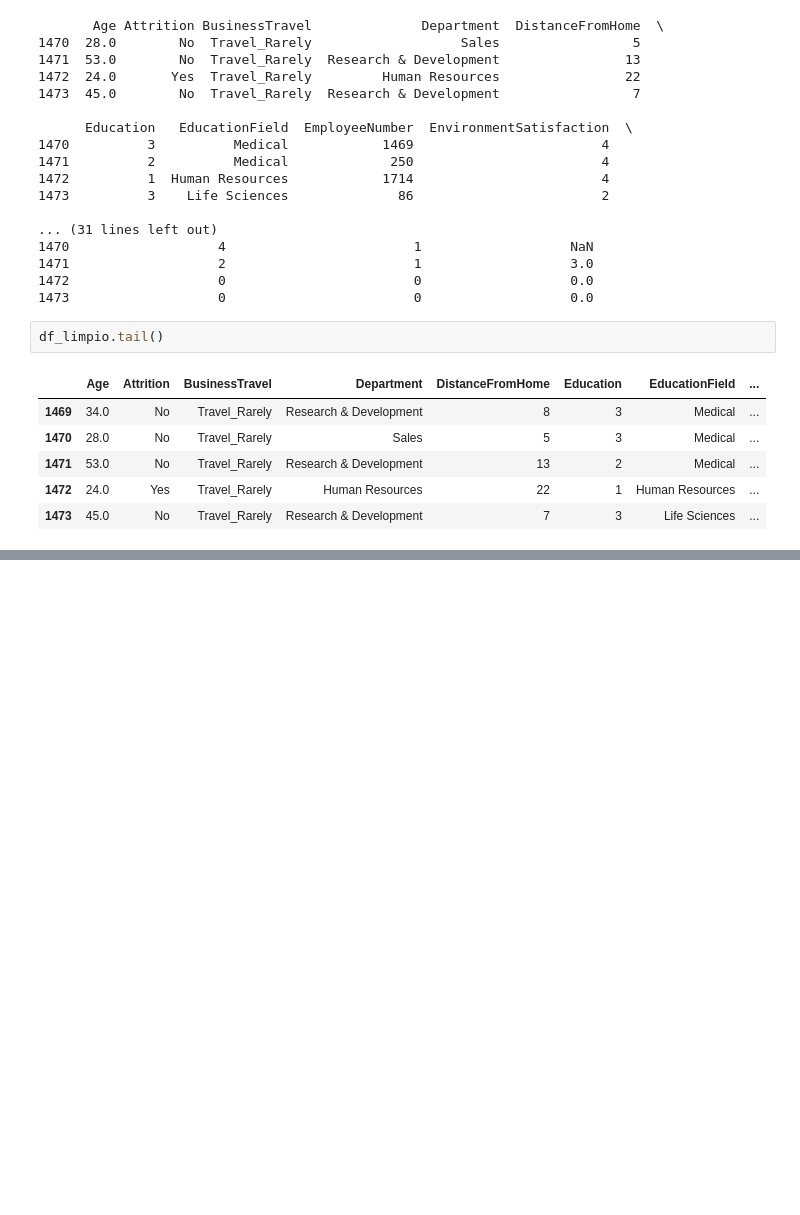
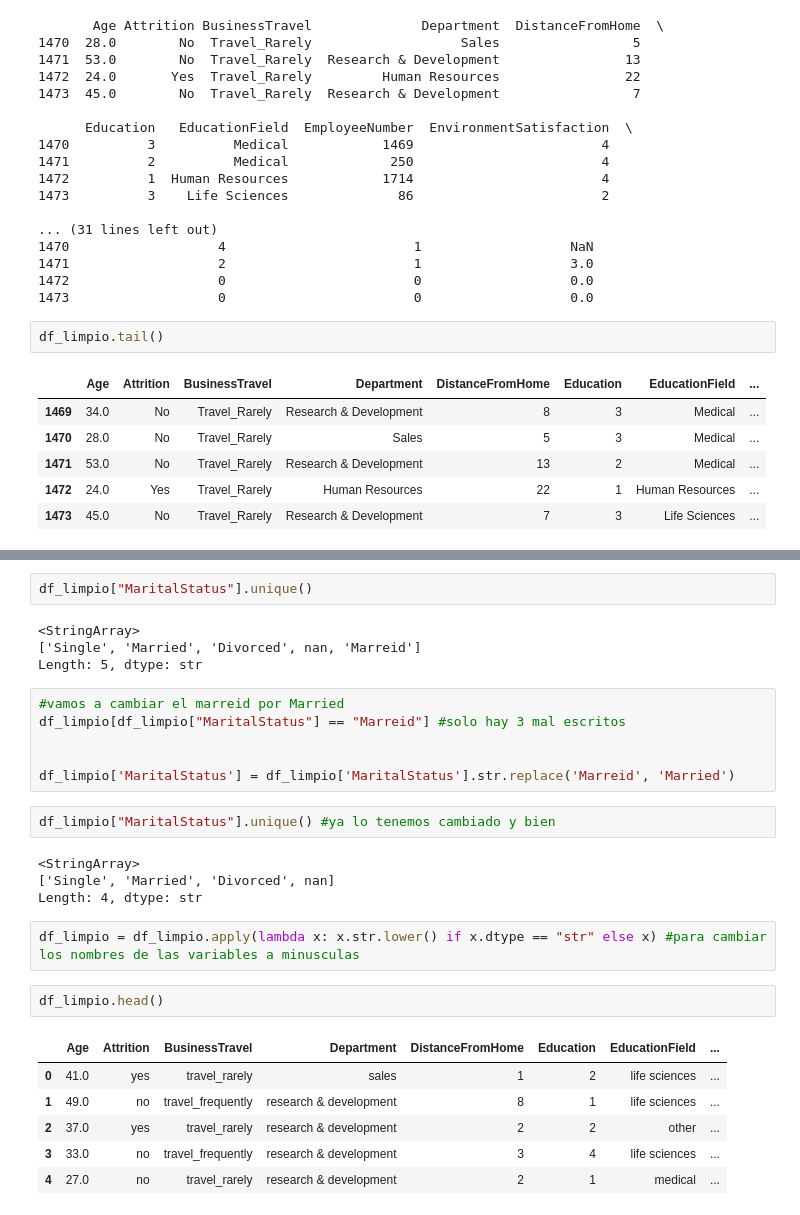
Before and after one commit to Lumo88/project-da-promo-65-modulo-3-team-1, a Jupyter notebook: Proyecto_Organizacion.ipynb, the cells around one changed output, grey strips where cells are left out. Drawn from its saved outputs; the diff is of its cells as text; blank space fills up the shorter version.

```diff
--- a/Proyecto_Organizacion.ipynb
+++ b/Proyecto_Organizacion.ipynb
@@ -517,0 +533,29 @@ df_limpio.tail()
+# %%
+df_limpio["MaritalStatus"].unique()
+# %% [output]
+<StringArray>
+['Single', 'Married', 'Divorced', nan, 'Marreid']
+Length: 5, dtype: str
+# %%
+#vamos a cambiar el marreid por Married
+df_limpio[df_limpio["MaritalStatus"] == "Marreid"] #solo hay 3 mal escritos
+
+
+df_limpio['MaritalStatus'] = df_limpio['MaritalStatus'].str.replace('Marreid', 'Married')
+# %%
+df_limpio["MaritalStatus"].unique() #ya lo tenemos cambiado y bien
+# %% [output]
+<StringArray>
+['Single', 'Married', 'Divorced', nan]
+Length: 4, dtype: str
+# %%
+df_limpio = df_limpio.apply(lambda x: x.str.lower() if x.dtype == "str" else x) #para cambiar los nombres de las variables a minusculas
+# %%
+df_limpio.head()
+# %% [output]
+|  | Age | Attrition | BusinessTravel | Department | DistanceFromHome | Education | EducationField | ... |
+| 0 | 41.0 | yes | travel_rarely | sales | 1 | 2 | life sciences | ... |
+| 1 | 49.0 | no | travel_frequently | research & development | 8 | 1 | life sciences | ... |
+| 2 | 37.0 | yes | travel_rarely | research & development | 2 | 2 | other | ... |
+| 3 | 33.0 | no | travel_frequently | research & development | 3 | 4 | life sciences | ... |
+| 4 | 27.0 | no | travel_rarely | research & development | 2 | 1 | medical | ... |
```
Also changed, not shown: parts of 19 cells of this notebook.
